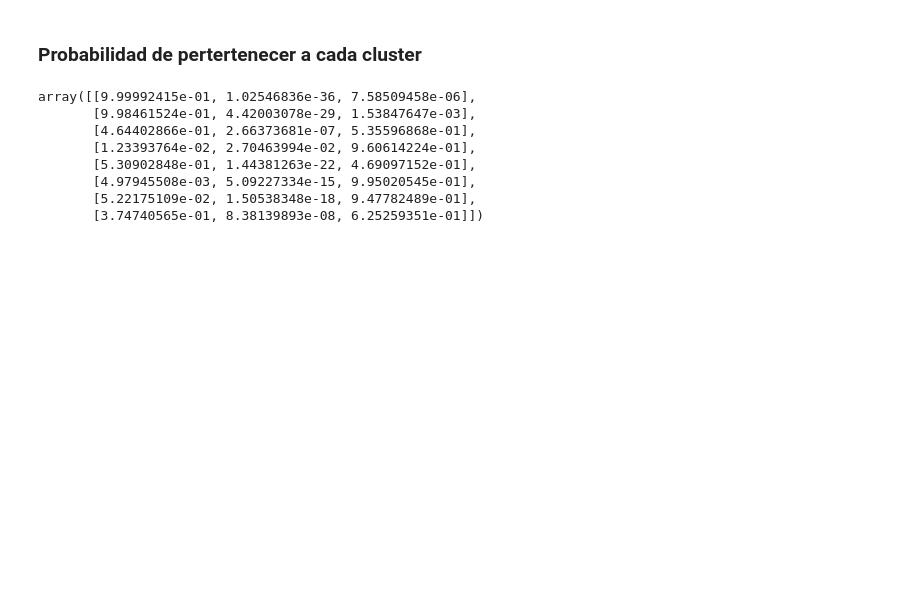
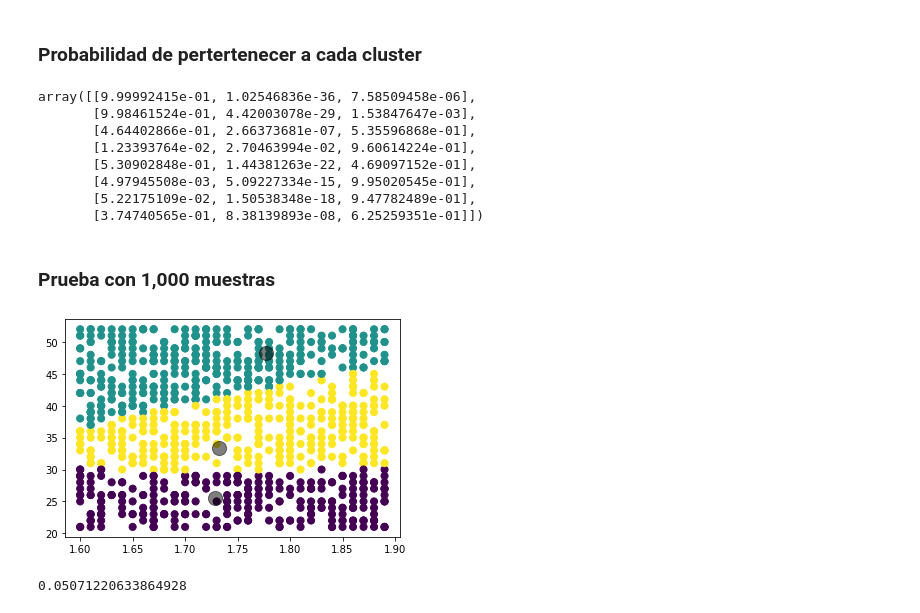
Before and after one commit to alvoza/sl2_hmw, a Jupyter notebook: 01_hmw/01 - hmw.ipynb, the cells around one changed output. Drawn from its saved outputs; the diff is of its cells as text; code cells hidden in the pictures; blank space fills up the shorter version.

```diff
--- a/01_hmw/01 - hmw.ipynb
+++ b/01_hmw/01 - hmw.ipynb
@@ -208,3 +208,23 @@ array([[9.99992415e-01, 1.02546836e-36, 7.58509458e-06],
        [4.97945508e-03, 5.09227334e-15, 9.95020545e-01],
        [5.22175109e-02, 1.50538348e-18, 9.47782489e-01],
        [3.74740565e-01, 8.38139893e-08, 6.25259351e-01]])
+# %% [markdown]
+### Prueba con 1,000 muestras
+# %%
+sampl_edades = np.random.randint(low=21, high=53, size=(1000,))
+sampl_estatura = np.random.randint(160, 190, size=(1000,)).astype("float") / 100
+samples = np.column_stack((sampl_estatura, sampl_edades))
+# %%
+y_gm_samples = gm.predict(samples)
+
+plt.scatter(samples[:, 0], samples[:, 1], c=y_gm_samples, s=50, cmap='viridis')
+
+centers = gm.means_
+plt.scatter(centers[:, 0], centers[:, 1], c='black', s=200, alpha=0.5);
+# %% [output]
+[figure, added]
+# %%
+f = estatura_edad(samples)
+np.mean(f)
+# %% [output]
+0.05071220633864928
```
Also changed, not shown: parts of 1 cell of this notebook.
